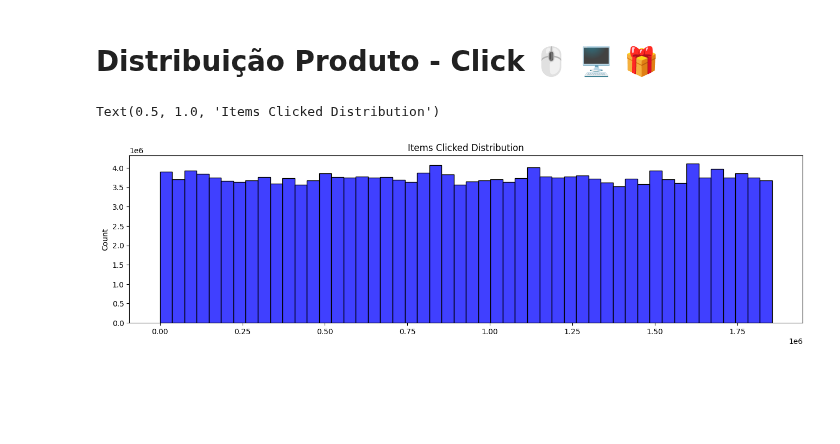
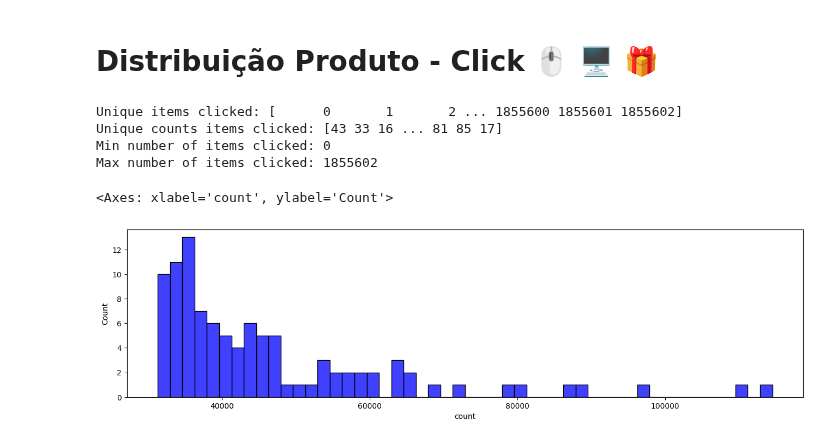
Before and after one commit to GUILN/masters-data-science, a Jupyter notebook: trabalho_conclusao/analise_descritiva_trabalho_conclusao.ipynb, the cells around one changed output. Saved outputs shown, nothing was run; the diff lists cells and outputs as text; code cells hidden in the pictures; blank space fills up the shorter version.

```diff
--- a/trabalho_conclusao/analise_descritiva_trabalho_conclusao.ipynb
+++ b/trabalho_conclusao/analise_descritiva_trabalho_conclusao.ipynb
@@ -72,13 +74,36 @@ sns.histplot(sessions_with_more_than_3_clicks_df["items_clicked_count"], color="
 # %%
 # count all items clicked
 all_items_clicked = []
-for items_clicked in sessions_with_more_than_3_clicks_df["items_clicked"]:
+for items_clicked in tqdm.tqdm(sessions_with_more_than_3_clicks_df["items_clicked"]):
     all_items_clicked.extend(items_clicked)
+# %%
+all_items_clicked_array = np.array(all_items_clicked)
+unique, counts = np.unique(all_items_clicked_array, return_counts=True)
+
+print(f"Unique items clicked: {unique}")
+print(f"Unique counts items clicked: {counts}")
+print(f"Min number of items clicked: {all_items_clicked_array.min()}")
+print(f"Max number of items clicked: {all_items_clicked_array.max()}")
+# %% [output]
+Unique items clicked: [      0       1       2 ... 1855600 1855601 1855602]
+Unique counts items clicked: [43 33 16 ... 81 85 17]
+Min number of items clicked: 0
+Max number of items clicked: 1855602
+# %%
+# create dataframe with unique and counts
+import pandas as pd
+unique_counts_df = pd.DataFrame({"item_id": unique, "count": counts})
+# %%
+# sort by count
+unique_counts_df.sort_values(by="count", ascending=False)
+
+# 1000 most clicked items
+unique_counts_1000_df = unique_counts_df.head(1000)
 # %%
 # create a histogram with the number of clicks per item
 plt.figure(figsize=(16, 4))
-sns.histplot(all_items_clicked, color="blue", bins=50)
-plt.title(f"{'Items Clicked'} Distribution")
+# sns.barplot(data=unique_counts_100_df, x="item_id", y="count", color="blue")
+sns.histplot(unique_counts_1000_df["count"], color="blue", bins=50)
 # %% [output]
-Text(0.5, 1.0, 'Items Clicked Distribution')
+<Axes: xlabel='count', ylabel='Count'>
-[figure, old version]
+[figure, new version]
```
Also changed, not shown: parts of 1 cell of this notebook, 3 other files.
